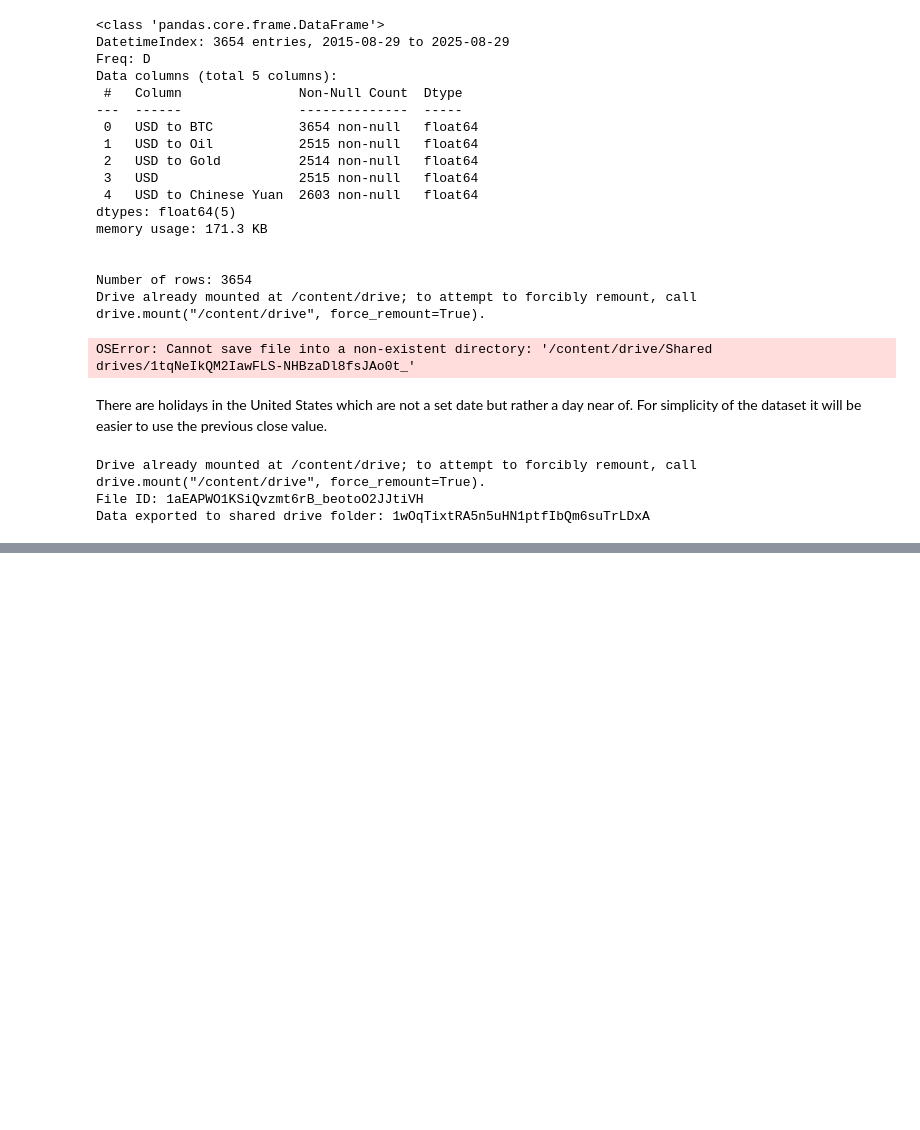
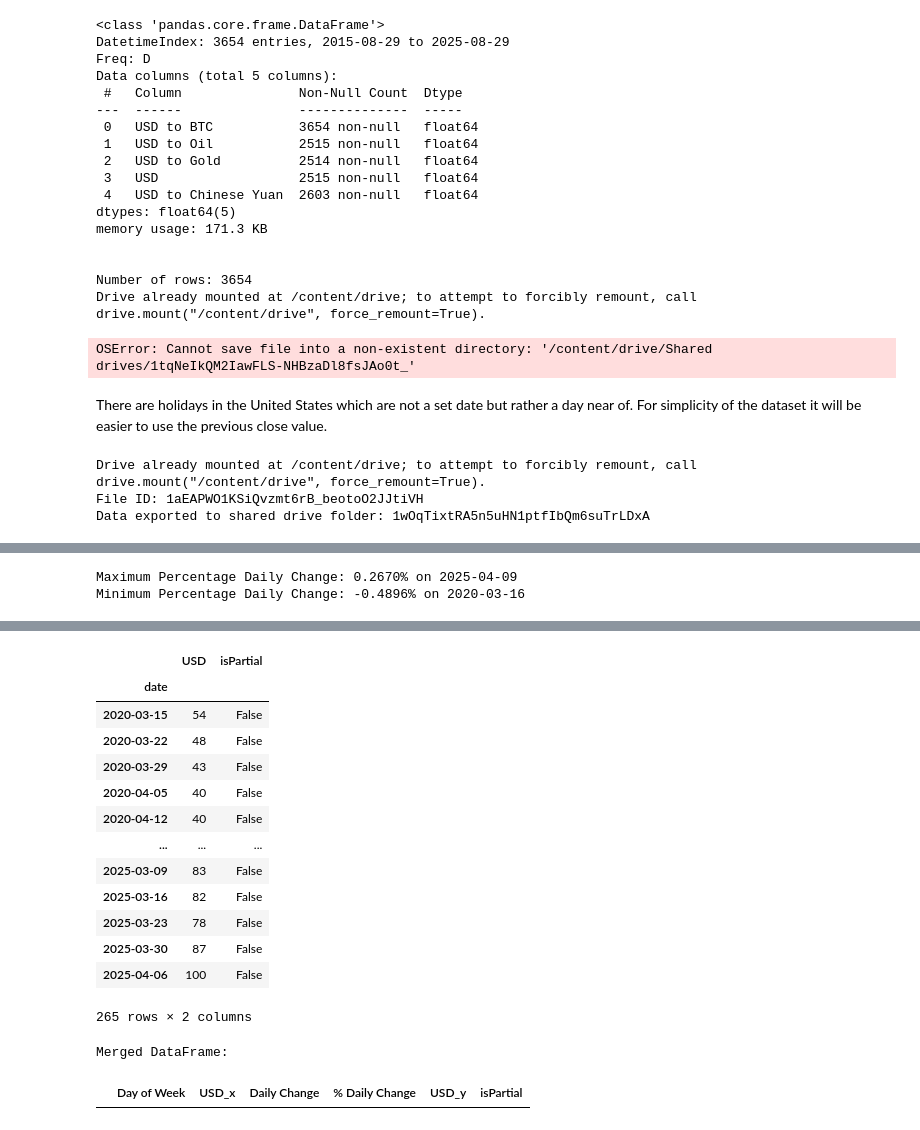
Before and after one commit to brendonhuynhbp-hub/gt-markets, a Jupyter notebook: Google_Keywords_as_a_predictive_indicator_of_USD_trading_performance.ipynb, the cells around one changed output, grey strips where cells are left out. Cells and saved outputs as stored; diff of their text form; code cells hidden in the pictures; blank space fills up the shorter version.

```diff
--- a/Google_Keywords_as_a_predictive_indicator_of_USD_trading_performance.ipynb
+++ b/Google_Keywords_as_a_predictive_indicator_of_USD_trading_performance.ipynb
@@ -242,0 +283,42 @@ Data exported to shared drive folder: 1wOqTixtRA5n5uHN1ptfIbQm6suTrLDxA
+# %%
+# Print Max and Min Percentage changes and the dates they occured
+max_percentage_change = df_weekday_usd_reordered['% Daily Change'].max()
+min_percentage_change = df_weekday_usd_reordered['% Daily Change'].min()
+
+date_max_change = df_weekday_usd_reordered['% Daily Change'].idxmax()
+date_min_change = df_weekday_usd_reordered['% Daily Change'].idxmin()
+
+
+print(f"Maximum Percentage Daily Change: {max_percentage_change:.4f}% on {date_max_change.strftime('%Y-%m-%d')}")
+print(f"Minimum Percentage Daily Change: {min_percentage_change:.4f}% on {date_min_change.strftime('%Y-%m-%d')}")
+# %% [output]
+Maximum Percentage Daily Change: 0.2670% on 2025-04-09
+Minimum Percentage Daily Change: -0.4896% on 2020-03-16
+# %%
+!pip install pytrends
+
+from pytrends.request import TrendReq
+
+# Initialize TrendReq
+pytrends = TrendReq(hl='en-US', tz=360)
+
+# Define the keyword and the specific time periods
+kw_list = ["USD"]
+
+# Format the dates for pytrends
+date_max_change_str = date_max_change.strftime('%Y-%m-%d')
+date_min_change_str = date_min_change.strftime('%Y-%m-%d')
+
+# Define the timeframes for the specific dates
+# Combine the date range into a single timeframe
+timeframe_combined = f'{date_min_change_str} {date_max_change_str}'
+
+
+print(f"Google Trends data for 'USD' between {date_min_change_str} and {date_max_change_str}:")
+try:
+    pytrends.build_payload(kw_list, cat=0, timeframe=timeframe_combined, geo='', gprop='')
+    pytrends_usd_dataframe = pytrends.interest_over_time()
+    display(pytrends_usd_dataframe)
+except Exception as e:
+    print(f"Could not retrieve data for the date range: {e}")
+# %% [output]
@@ -242,0 +339,24 @@ Data exported to shared drive folder: 1wOqTixtRA5n5uHN1ptfIbQm6suTrLDxA
+|  | USD | isPartial |
+| date |  |  |
+| 2020-03-15 | 54 | False |
+| 2020-03-22 | 48 | False |
+| 2020-03-29 | 43 | False |
+| 2020-04-05 | 40 | False |
+| 2020-04-12 | 40 | False |
+| ... | ... | ... |
+| 2025-03-09 | 83 | False |
+| 2025-03-16 | 82 | False |
+| 2025-03-23 | 78 | False |
+| 2025-03-30 | 87 | False |
+| 2025-04-06 | 100 | False |
+265 rows × 2 columns
+# %%
+# Merge the financial and Google Trends DataFrames on the date index
+merged_df = pd.merge(df_weekday_usd_reordered, pytrends_usd_dataframe, left_index=True, right_index=True, how='inner')
+
+# Display the merged DataFrame
+print("Merged DataFrame:")
+display(merged_df.head())
+# %% [output]
+Merged DataFrame:
+|  | Day of Week | USD_x | Daily Change | % Daily Change | USD_y | isPartial |
```
Also changed, not shown: parts of 3 cells of this notebook.
